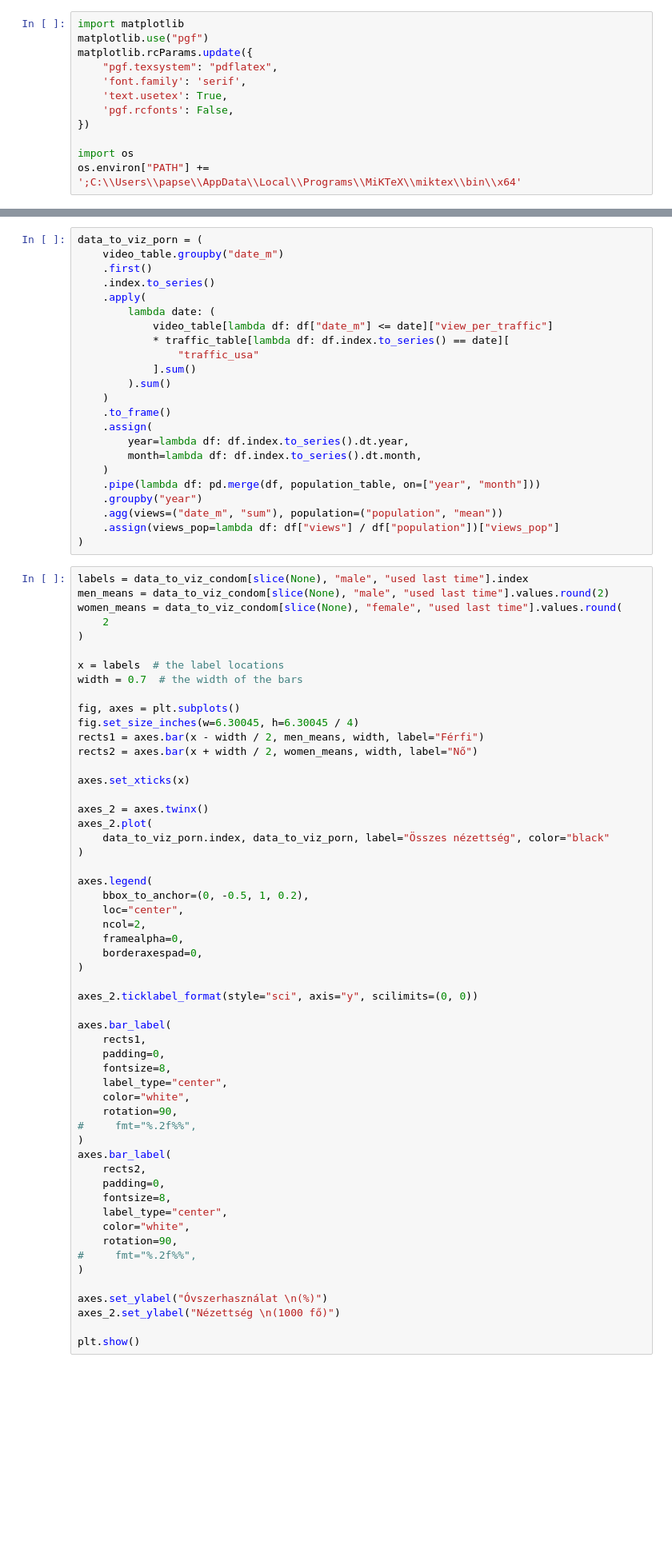
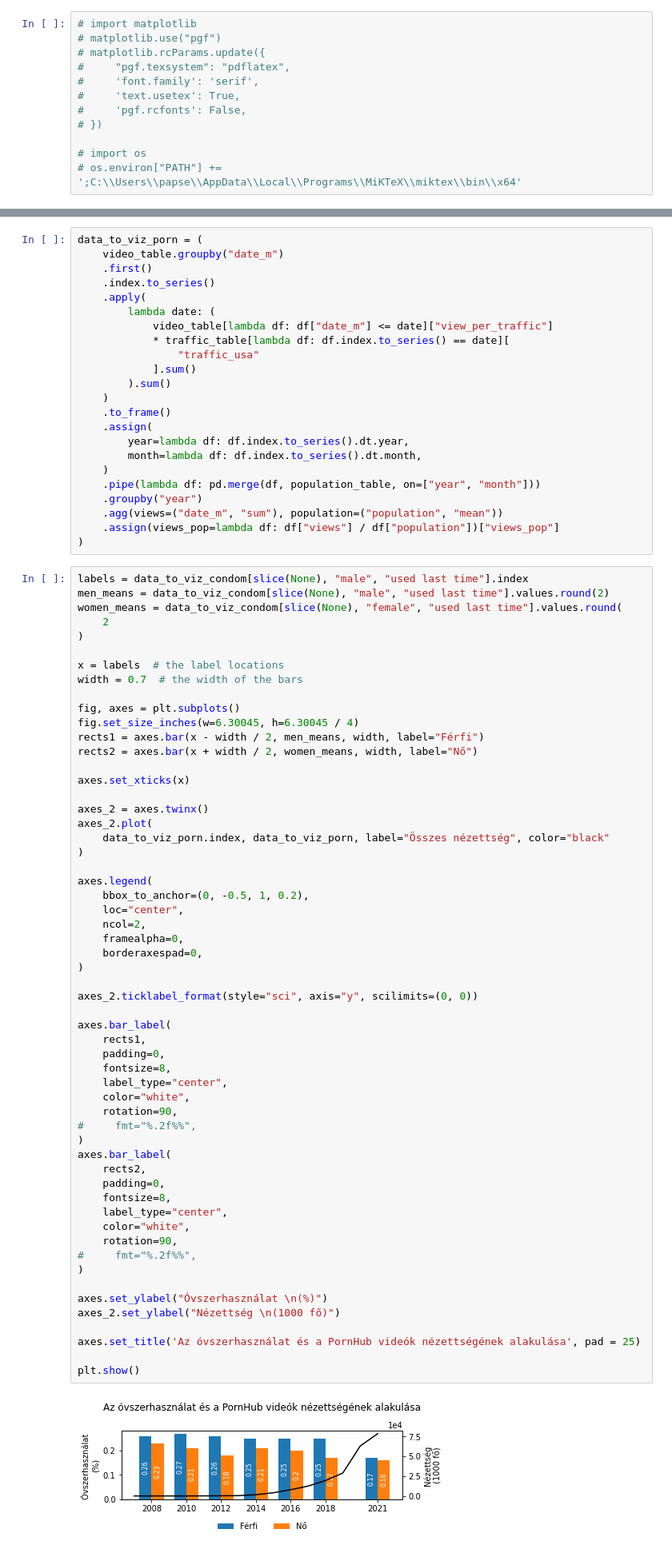
Before and after one commit to papsebestyen/porn-influence-analysis, a Jupyter notebook: analysis.ipynb, the cells around one changed output, grey strips where cells are left out. Shown: that part at 80% size. Saved outputs shown, nothing was run; the diff lists cells and outputs as text; blank space fills up the shorter version.

```diff
--- a/analysis.ipynb
+++ b/analysis.ipynb
@@ -12,17 +12,17 @@ setup matplotlib for LaTeX
 import matplotlib
 matplotlib.rc('font', size=10)
 # %%
-import matplotlib
-matplotlib.use("pgf")
-matplotlib.rcParams.update({
-    "pgf.texsystem": "pdflatex",
-    'font.family': 'serif',
-    'text.usetex': True,
-    'pgf.rcfonts': False,
-})
+# import matplotlib
+# matplotlib.use("pgf")
+# matplotlib.rcParams.update({
+#     "pgf.texsystem": "pdflatex",
+#     'font.family': 'serif',
+#     'text.usetex': True,
+#     'pgf.rcfonts': False,
+# })
 
-import os
-os.environ["PATH"] += ';C:\\Users\\papse\\AppData\\Local\\Programs\\MiKTeX\\miktex\\bin\\x64'
+# import os
+# os.environ["PATH"] += ';C:\\Users\\papse\\AppData\\Local\\Programs\\MiKTeX\\miktex\\bin\\x64'
 # %%
 gss_table = pd.read_stata(Path('./data/gss_data.dta'))
 video_table = pd.read_parquet(Path('./data/video_data.parquet'))
@@ -97,31 +97,35 @@ axes.legend(
     ncol=2,
     framealpha=0,
     borderaxespad=0,
 )
 
 axes_2.ticklabel_format(style="sci", axis="y", scilimits=(0, 0))
 
 axes.bar_label(
     rects1,
     padding=0,
     fontsize=8,
     label_type="center",
     color="white",
     rotation=90,
 #     fmt="%.2f%%",
 )
 axes.bar_label(
     rects2,
     padding=0,
     fontsize=8,
     label_type="center",
     color="white",
     rotation=90,
 #     fmt="%.2f%%",
 )
 
 axes.set_ylabel("Óvszerhasználat \n(%)")
 axes_2.set_ylabel("Nézettség \n(1000 fő)")
 
+axes.set_title('Az óvszerhasználat és a PornHub videók nézettségének alakulása', pad = 25)
+
 plt.show()
+# %% [output]
+[figure, added]
 # %%
```
Also changed, not shown: parts of 7 cells of this notebook, 7 other files.
